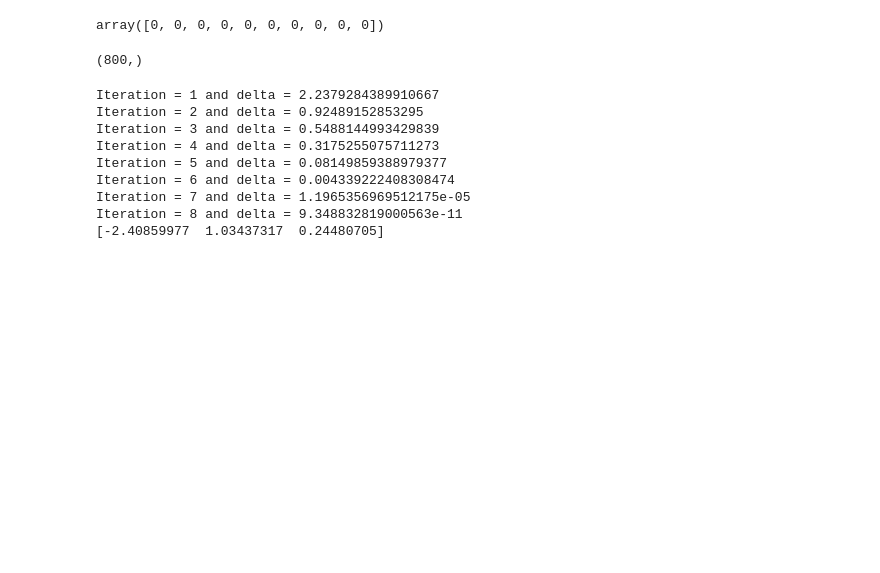
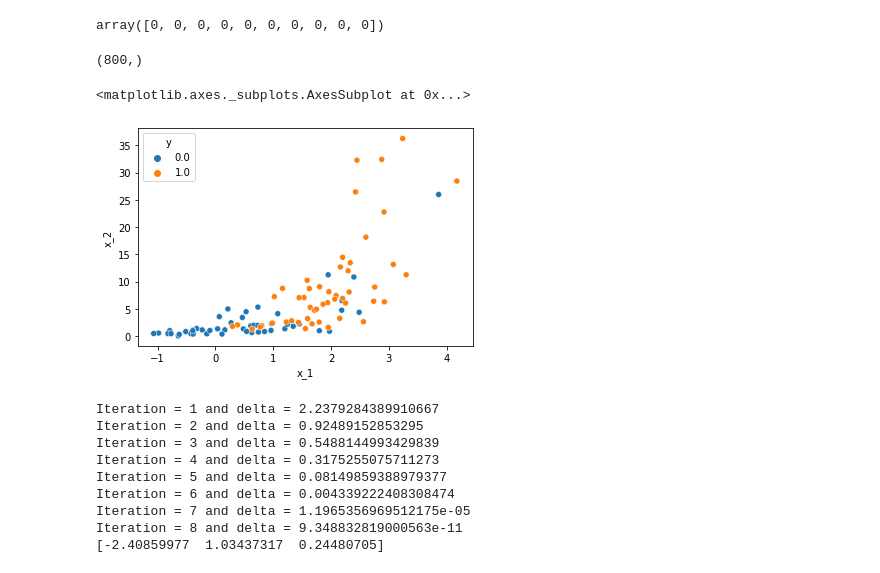
Before and after one commit to sagar27012001/CS229, a Jupyter notebook: Newton's Method for Binary Classification.ipynb, the cells around one changed output. Drawn from its saved outputs; the diff is of its cells as text; code cells hidden in the pictures; blank space fills up the shorter version.

```diff
--- a/Newton's Method for Binary Classification.ipynb
+++ b/Newton's Method for Binary Classification.ipynb
@@ -33,6 +33,11 @@ array([0, 0, 0, 0, 0, 0, 0, 0, 0, 0])
 y.shape
 # %% [output]
 (800,)
+# %%
+sns.scatterplot(x="x_1",y="x_2",hue="y",data=data)
+# %% [output]
+<matplotlib.axes._subplots.AxesSubplot at 0x...>
+[figure, added]
 # %%
 def sigmoid(z):
     return (1 / (1 + np.exp(-z)))
```
Also changed, not shown: parts of 6 cells of this notebook.
